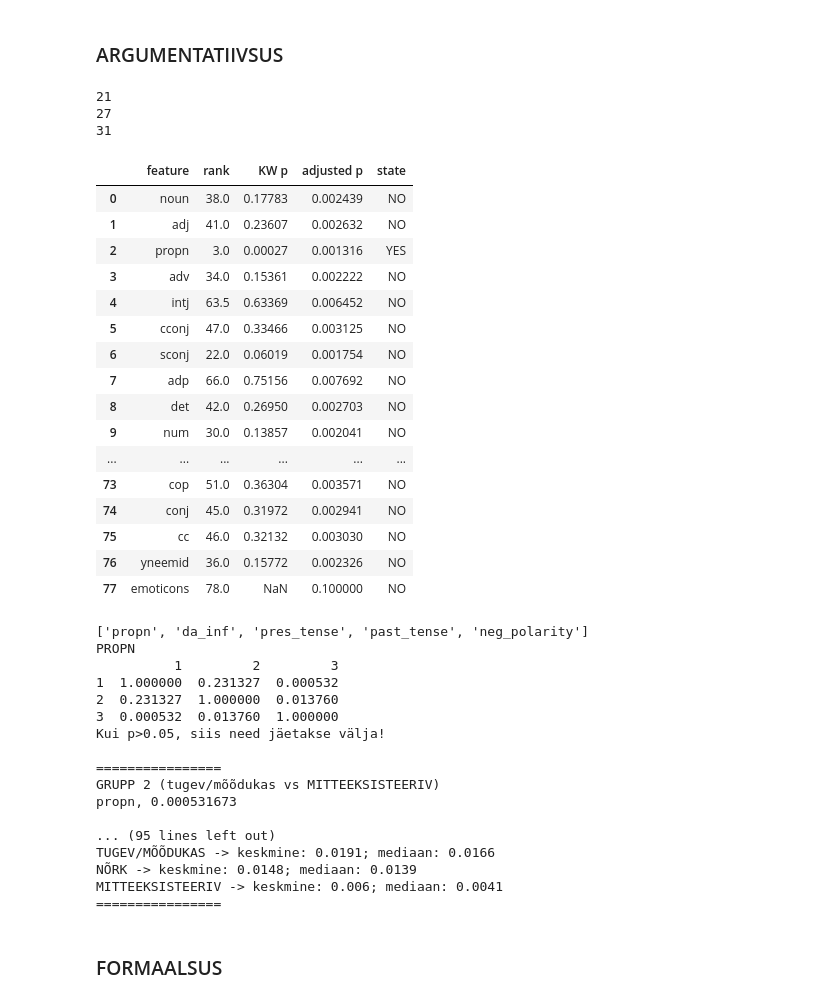
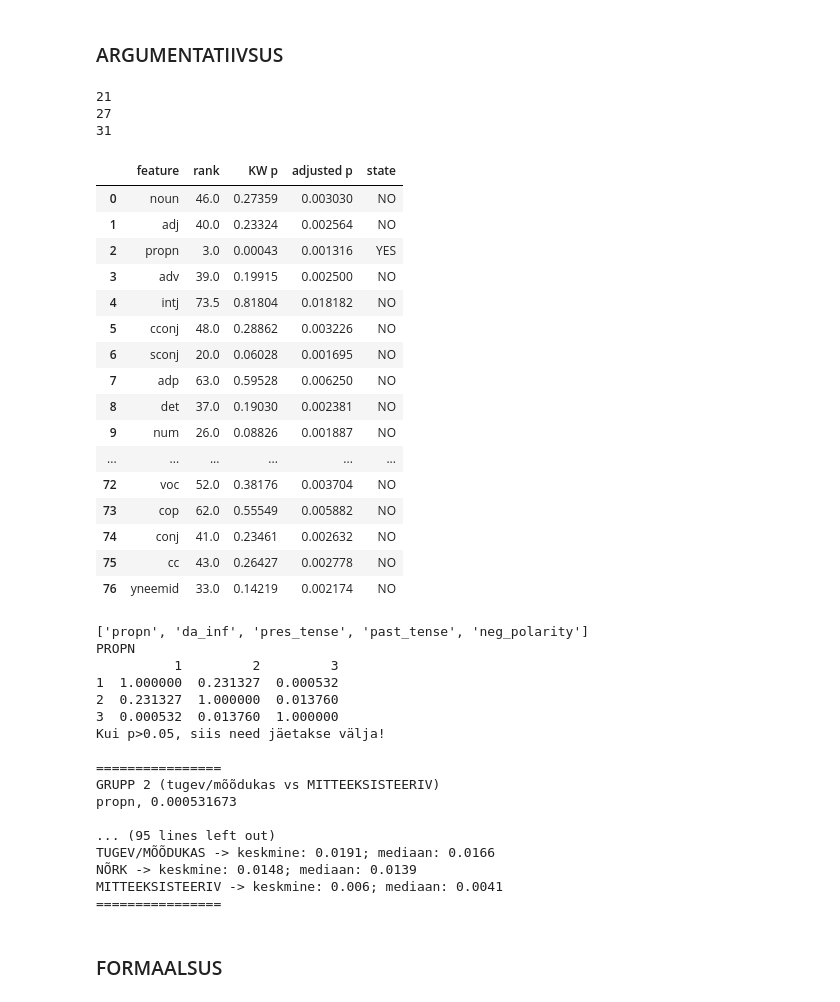
Before and after one commit to kristiinavaik/limesurvey_data, a Jupyter notebook: eesti_analyys/get_statistics.ipynb, the cells around one changed output. Cells and saved outputs as stored; diff of their text form; code cells hidden in the pictures.

```diff
--- a/eesti_analyys/get_statistics.ipynb
+++ b/eesti_analyys/get_statistics.ipynb
@@ -78,7 +78,7 @@ def calculate_dunn_test2(feature, strong_pd, weak_pd, not_pres_pd):
 # %%
 def generate_df(strong_array, weak_array, notpres_array):
     # Kruskal Wallise väljund
-    f_statistic, p_value = stats.f_oneway(strong_array, weak_array, notpres_array)
+    f_statistic, p_value = stats.kruskal(strong_array, weak_array, notpres_array)
 
     feature_data = get_relevant_features(f_statistic, p_value)
 
@@ -399,56 +400,55 @@ MITTEEKSISTEERIV -> keskmine: 0.0086; mediaan: 0.0068
 # %% [markdown]
 ### ARGUMENTATIIVSUS
 # %%
-f1 = 'dimensioonide_grupid/arg/arg_strong.csv'
-f2 = 'dimensioonide_grupid/arg/arg_weak.csv'
-f3 = 'dimensioonide_grupid/arg/arg_not_present.csv'
+f1 = 'dimensioonide_grupid/arg/arg_strong_emoticons.csv'
+f2 = 'dimensioonide_grupid/arg/arg_weak_emoticons.csv'
+f3 = 'dimensioonide_grupid/arg/arg_not_present_emoticons.csv'
 
 # kruskall Wallise sisendid (kolm gruppi)
 strong = get_data(f1)
 weak = get_data(f2)
 notpres = get_data(f3)
 
 
-
-print(len(strong))
-print(len(weak))
-print(len(notpres))
+# print(len(strong))
+# print(len(weak))
+# print(len(notpres))
 
 feature_data, df = generate_df(create_array(strong), create_array(weak), create_array(notpres))
 with pd.option_context('display.max_rows', None, 'display.max_columns', None):
     display(df)
 
 
 relevant_feats = [feat[0] for feat in feature_data if feat[4] == 'YES']
 
 strong_pd = pd.read_csv(f1, sep=';')
 weak_pd = pd.read_csv(f2, sep=';')
 notpres_pd = pd.read_csv(f3, sep=';')
 
 print(relevant_feats)
 
 res1, res2, res3 = display_posthoc_results(relevant_feats, strong_pd, weak_pd, notpres_pd)
 # %% [output]
 21
 27
 31
 |  | feature | rank | KW p | adjusted p | state |
-| 0 | noun | 38.0 | 0.17783 | 0.002439 | NO |
-| 1 | adj | 41.0 | 0.23607 | 0.002632 | NO |
-| 2 | propn | 3.0 | 0.00027 | 0.001316 | YES |
-| 3 | adv | 34.0 | 0.15361 | 0.002222 | NO |
-| 4 | intj | 63.5 | 0.63369 | 0.006452 | NO |
-| 5 | cconj | 47.0 | 0.33466 | 0.003125 | NO |
-| 6 | sconj | 22.0 | 0.06019 | 0.001754 | NO |
-| 7 | adp | 66.0 | 0.75156 | 0.007692 | NO |
-| 8 | det | 42.0 | 0.26950 | 0.002703 | NO |
-| 9 | num | 30.0 | 0.13857 | 0.002041 | NO |
+| 0 | noun | 46.0 | 0.27359 | 0.003030 | NO |
+| 1 | adj | 40.0 | 0.23324 | 0.002564 | NO |
+| 2 | propn | 3.0 | 0.00043 | 0.001316 | YES |
+| 3 | adv | 39.0 | 0.19915 | 0.002500 | NO |
+| 4 | intj | 73.5 | 0.81804 | 0.018182 | NO |
+| 5 | cconj | 48.0 | 0.28862 | 0.003226 | NO |
+| 6 | sconj | 20.0 | 0.06028 | 0.001695 | NO |
+| 7 | adp | 63.0 | 0.59528 | 0.006250 | NO |
+| 8 | det | 37.0 | 0.19030 | 0.002381 | NO |
+| 9 | num | 26.0 | 0.08826 | 0.001887 | NO |
 | ... | ... | ... | ... | ... | ... |
-| 73 | cop | 51.0 | 0.36304 | 0.003571 | NO |
-| 74 | conj | 45.0 | 0.31972 | 0.002941 | NO |
-| 75 | cc | 46.0 | 0.32132 | 0.003030 | NO |
-| 76 | yneemid | 36.0 | 0.15772 | 0.002326 | NO |
-| 77 | emoticons | 78.0 | NaN | 0.100000 | NO |
+| 72 | voc | 52.0 | 0.38176 | 0.003704 | NO |
+| 73 | cop | 62.0 | 0.55549 | 0.005882 | NO |
+| 74 | conj | 41.0 | 0.23461 | 0.002632 | NO |
+| 75 | cc | 43.0 | 0.26427 | 0.002778 | NO |
+| 76 | yneemid | 33.0 | 0.14219 | 0.002174 | NO |
 ['propn', 'da_inf', 'pres_tense', 'past_tense', 'neg_polarity']
 PROPN
           1         2         3
```
Also changed, not shown: parts of 21 cells of this notebook.
